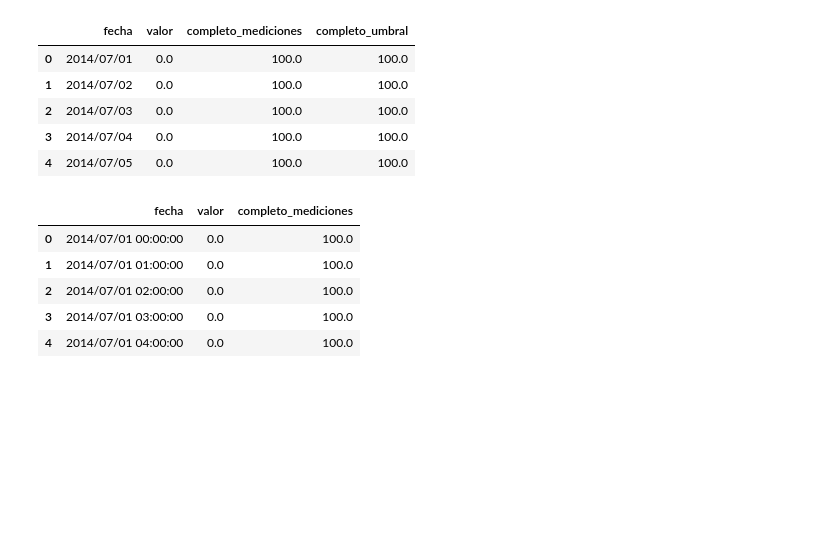
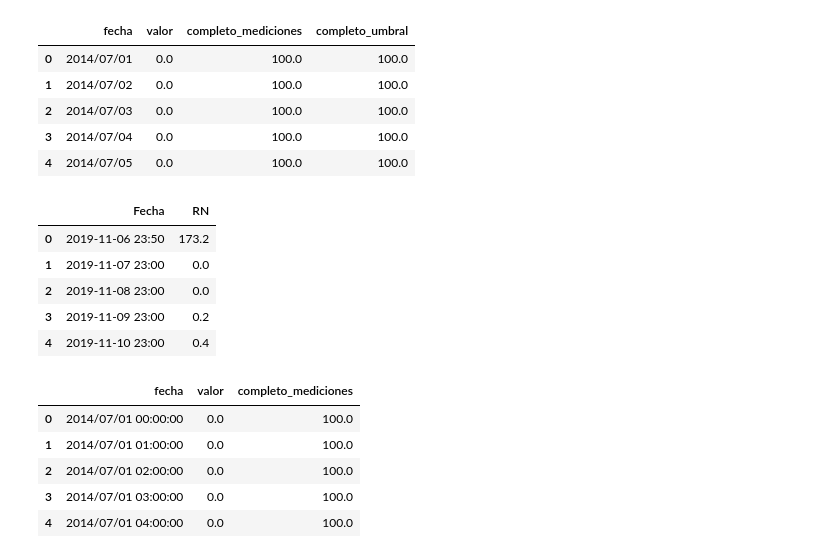
Before and after one commit to nunsongi/quito-risk-mapping-python, a Jupyter notebook: lluvia_estaciones.ipynb, the cells around one changed output. Saved outputs shown, nothing was run; the diff lists cells and outputs as text; code cells hidden in the pictures; blank space fills up the shorter version.

```diff
--- a/lluvia_estaciones.ipynb
+++ b/lluvia_estaciones.ipynb
@@ -43,6 +43,17 @@ precipitaciones_diarias.head()
 | 2 | 2014/07/03 | 0.0 | 100.0 | 100.0 |
 | 3 | 2014/07/04 | 0.0 | 100.0 | 100.0 |
 | 4 | 2014/07/05 | 0.0 | 100.0 | 100.0 |
+# %%
+precipitaciones_diarias2 = pd.read_csv(r'/content/tableDownload (4).csv')
+
+precipitaciones_diarias2.head()
+# %% [output]
+|  | Fecha | RN |
+| 0 | 2019-11-06 23:50 | 173.2 |
+| 1 | 2019-11-07 23:00 | 0.0 |
+| 2 | 2019-11-08 23:00 | 0.0 |
+| 3 | 2019-11-09 23:00 | 0.2 |
+| 4 | 2019-11-10 23:00 | 0.4 |
 # %%
 # Lluvias horaria
 
```
